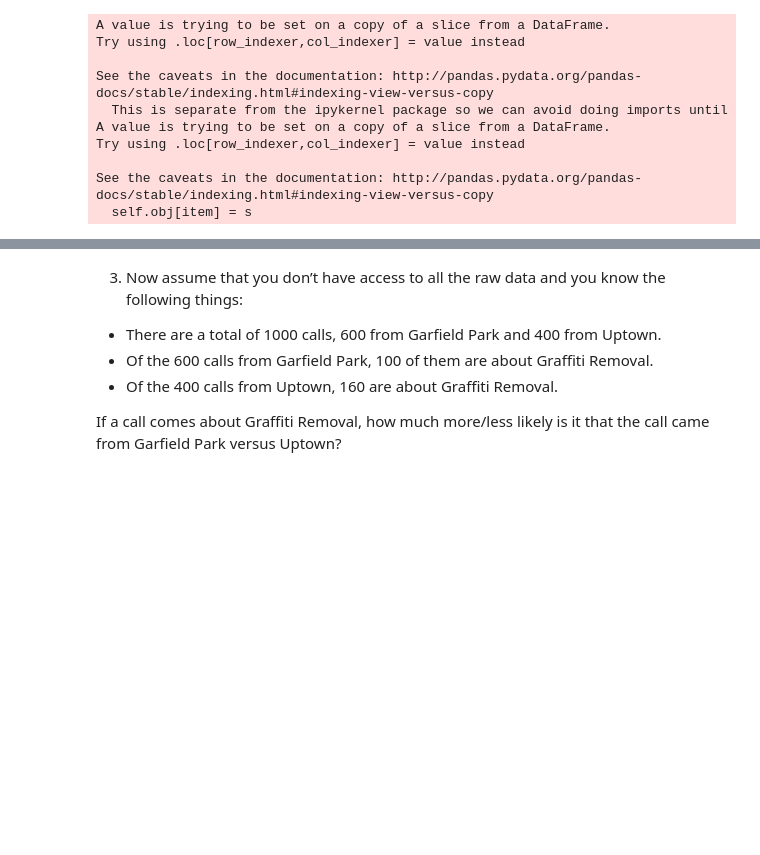
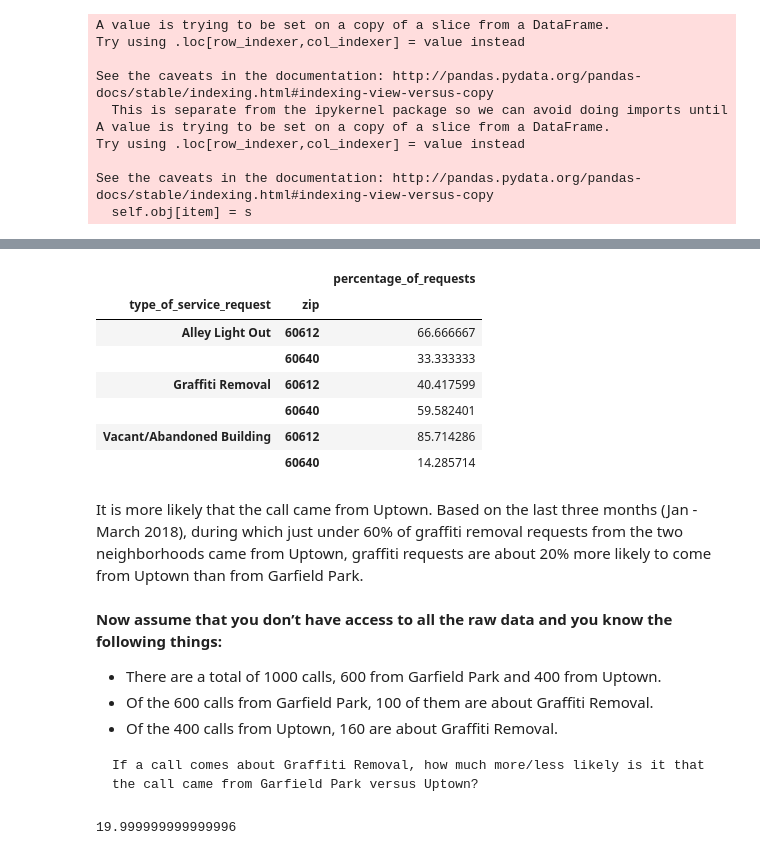
Before and after one commit to lorenh516/exploration_311, a Jupyter notebook: chicago_svc_req_exploration.ipynb, the cells around one changed output, grey strips where cells are left out. Saved outputs shown, nothing was run; the diff lists cells and outputs as text; code cells hidden in the pictures; blank space fills up the shorter version.

```diff
--- a/chicago_svc_req_exploration.ipynb
+++ b/chicago_svc_req_exploration.ipynb
@@ -620,14 +726,28 @@ zip_df_clean.head()
 # %%
-zip_request_probs = ((zip_df_clean[['type_of_service_request', 'zip', 'service_request_number']].groupby('type_of_service_request', 'zip').count() / zip_df_clean[['type_of_service_request', 'zip', 'service_request_number']].groupby('type_of_service_request').count().sum()) * 100)
+zip_request_probs = ((zip_df_clean[['type_of_service_request', 'zip', 'service_request_number']].groupby(['type_of_service_request', 'zip']).count() / zip_df_clean[['type_of_service_request', 'zip', 'service_request_number']].groupby('type_of_service_request').count()) * 100)
+zip_request_probs = zip_request_probs.drop(['zip'], axis = 1)
+zip_request_probs.rename(columns = {'type_of_service_request': 'type_of_service_request', 'service_request_number': 'percentage_of_requests'}, inplace=True)
+
 zip_request_probs
+# %% [output]
+|  |  | percentage_of_requests |
+| type_of_service_request | zip |  |
+| Alley Light Out | 60612 | 66.666667 |
+|  | 60640 | 33.333333 |
+| Graffiti Removal | 60612 | 40.417599 |
+|  | 60640 | 59.582401 |
+| Vacant/Abandoned Building | 60612 | 85.714286 |
+|  | 60640 | 14.285714 |
+# %% [markdown]
+It is more likely that the call came from Uptown. Based on the last three months (Jan - March 2018), during which just under 60% of graffiti removal requests from the two neighborhoods came from Uptown, graffiti requests are about 20% more likely to come from Uptown than from Garfield Park.
 # %% [markdown]
-3. Now assume that you don’t have access to all the raw data and you know the following things:
+**Now assume that you don’t have access to all the raw data and you know the following things:**
 
-* There are a total of 1000 calls, 600 from Garfield Park and 400 from Uptown.
-* Of the 600 calls from Garfield Park, 100 of them are about Graffiti Removal.
-* Of the 400 calls from Uptown, 160 are about Graffiti Removal.
+   * There are a total of 1000 calls, 600 from Garfield Park and 400 from Uptown.
+   * Of the 600 calls from Garfield Park, 100 of them are about Graffiti Removal.
+   * Of the 400 calls from Uptown, 160 are about Graffiti Removal.
 
-If a call comes about Graffiti Removal, how much more/less likely is it that the call came from Garfield Park versus Uptown?
+    If a call comes about Graffiti Removal, how much more/less likely is it that the call came from Garfield Park versus Uptown?
 # %%
 garfield_probs = 600/ 1000
 uptown_probs = 400/ 1000
@@ -645,4 +765,6 @@ prob_uptown_given_graffiti = conditional_probability(uptown_probs, prob_graffiti
 # %%
 garfield_vs_uptown = prob_garfield_given_graffiti - prob_uptown_given_graffiti
 diff_pct = garfield_vs_uptown * 100
-print("A call about graffiti removal is {}% more likely to come from Garfield Park than Uptown.".format(diff_pct))
+diff_pct
+# %% [output]
+19.999999999999996
```
Also changed, not shown: parts of 15 cells of this notebook.
